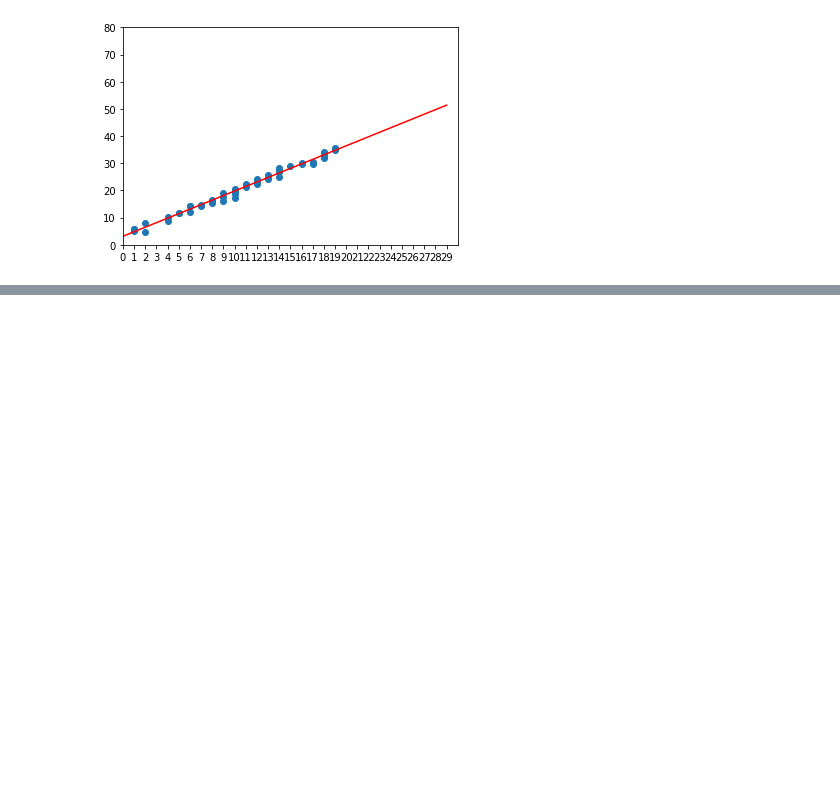
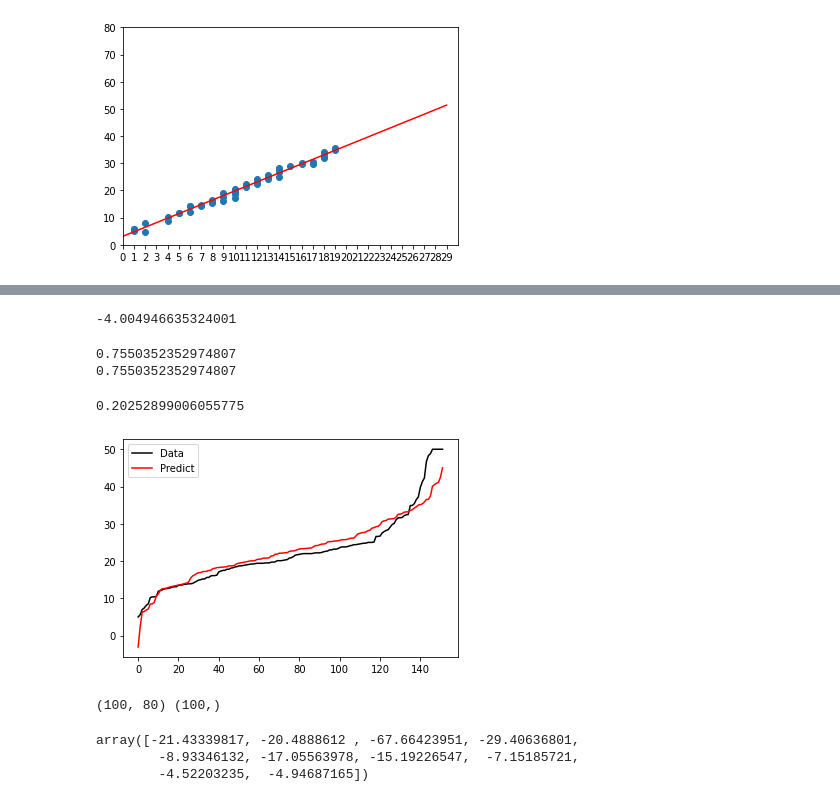
Before and after one commit to petercai-wg/data-science, a Jupyter notebook: pynb/sklearn/lineregression.ipynb, the cells around one changed output, grey strips where cells are left out. Saved outputs shown, nothing was run; the diff lists cells and outputs as text; code cells hidden in the pictures; blank space fills up the shorter version.

```diff
--- a/pynb/sklearn/lineregression.ipynb
+++ b/pynb/sklearn/lineregression.ipynb
@@ -62,0 +89,5 @@ plt.ylim([0,80])
+# %%
+X = pd.DataFrame(boston['data'], columns=boston['feature_names'])
+y = df['PRICE']
+
+X.shape
@@ -62,0 +96,2 @@ plt.ylim([0,80])
+# %%
+Xtrain, Xtest, Ytrain, Ytest = train_test_split(X,y,test_size=0.3,random_state=420 )
@@ -62,0 +105,6 @@ plt.ylim([0,80])
+# %%
+lr = LinearRegression().fit(Xtrain, Ytrain)
+
+yhat = lr.predict(Xtest)
+##  print predict test point result y hat
+yhat
@@ -62,0 +203,4 @@ plt.ylim([0,80])
+# %%
+cross_val_score(lr,X,y,cv=10,scoring="neg_mean_absolute_error").mean()
+# %% [output]
+-4.004946635324001
@@ -62,0 +209,13 @@ plt.ylim([0,80])
+# %%
+
+from sklearn.metrics import r2_score
+print ( r2_score( y_true = Ytest,  y_pred = yhat ) )
+
+print( lr.score(Xtest,Ytest) )
+# %% [output]
+0.7550352352974807
+0.7550352352974807
+# %%
+cross_val_score(lr,X,y,cv=10,scoring="r2").mean()
+# %% [output]
+0.20252899006055775
@@ -62,0 +224,9 @@ plt.ylim([0,80])
+# %%
+import matplotlib.pyplot as plt
+sorted(Ytest)
+plt.plot(range(len(Ytest)),sorted(Ytest),c="black",label= "Data")
+plt.plot(range(len(yhat)),sorted(yhat),c="red",label = "Predict")
+plt.legend()
+plt.show()
+# %% [output]
+[figure, added]
@@ -62,0 +243,13 @@ plt.ylim([0,80])
+# %%
+print(A.shape, b.shape)
+# %% [output]
+(100, 80) (100,)
+# %%
+from sklearn.model_selection import cross_val_score
+from sklearn.linear_model import LinearRegression
+
+cross_val_score( LinearRegression(),A,b,cv=10,scoring="r2")
+# %% [output]
+array([-21.43339817, -20.4888612 , -67.66423951, -29.40636801,
+        -8.93346132, -17.05563978, -15.19226547,  -7.15185721,
+        -4.52203235,  -4.94687165])
```
Also changed, not shown: parts of 23 cells of this notebook, 5 other files.
